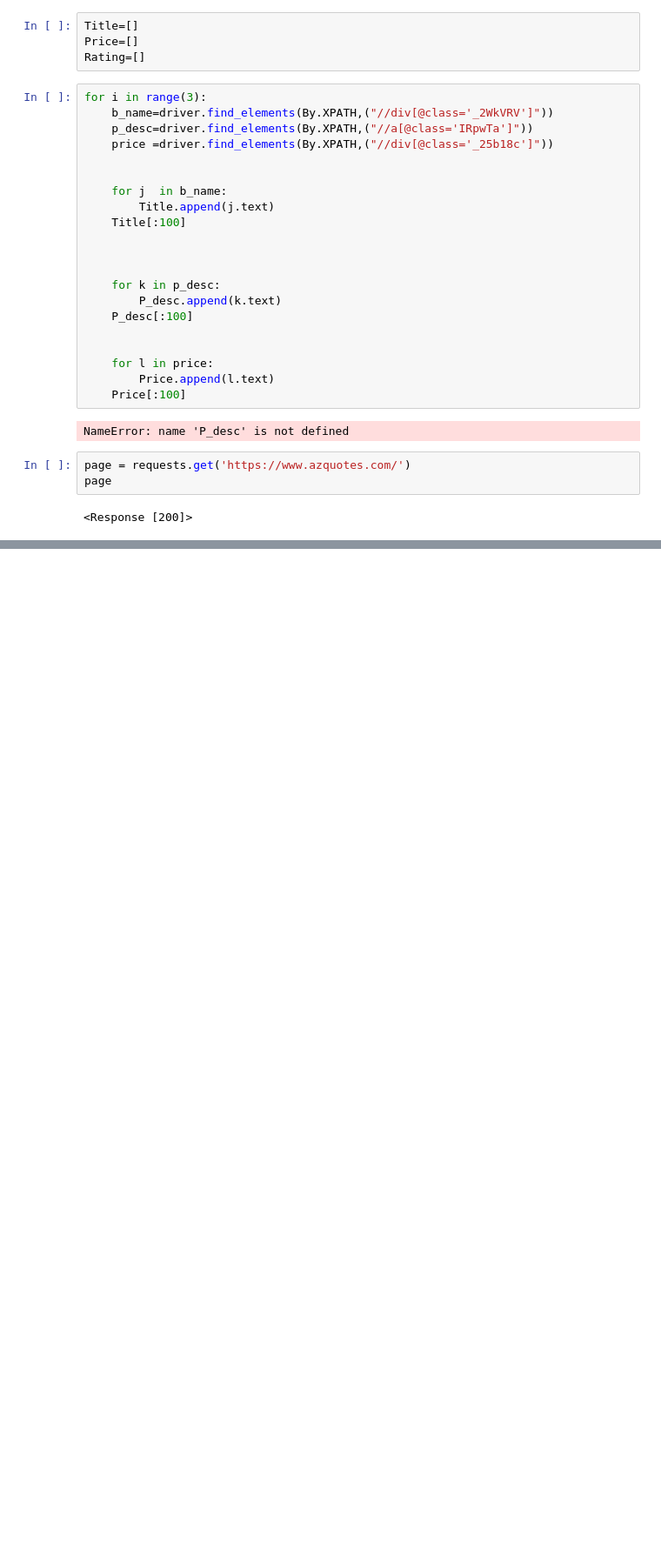
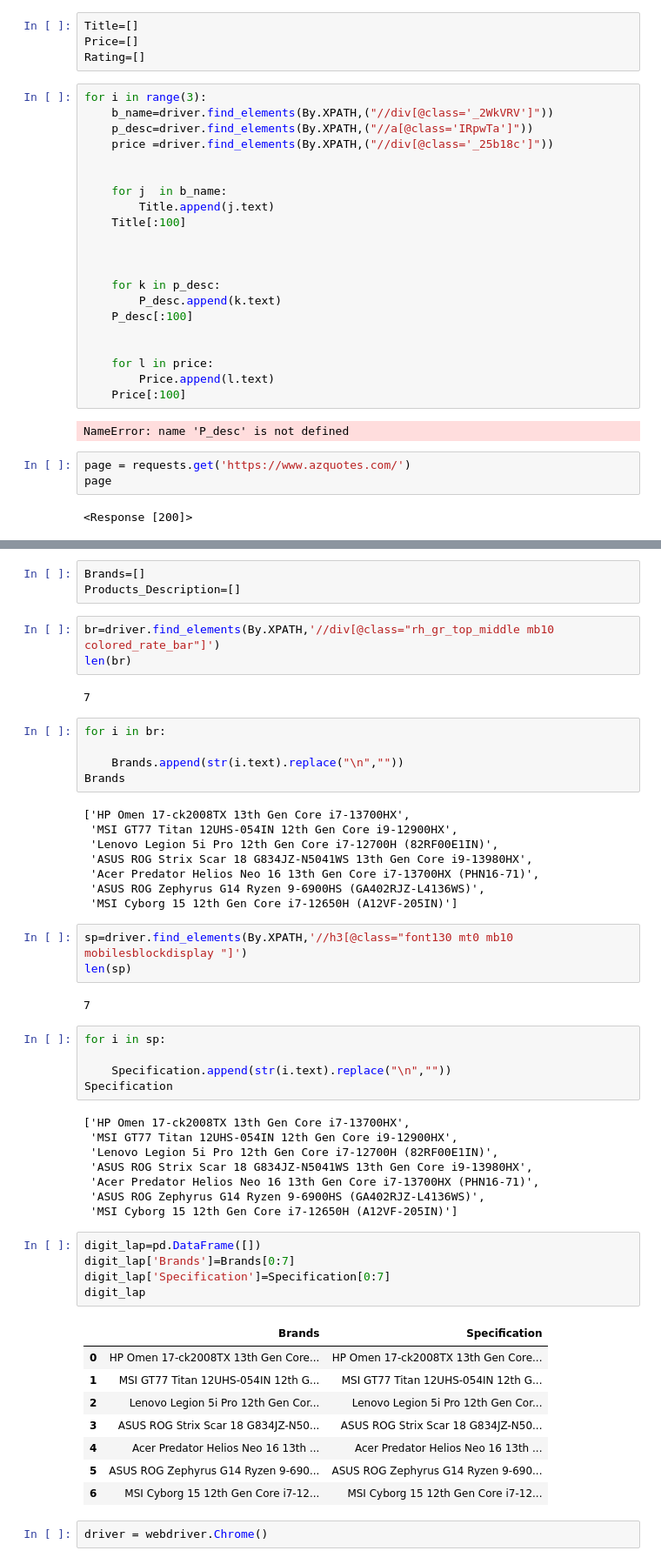
Before and after one commit to DSGfeb0223/Internship, a Jupyter notebook: Web-Scraping. .ipynb, the cells around one changed output, grey strips where cells are left out. Shown at 87% size. Drawn from its saved outputs; the diff is of its cells as text; blank space fills up the shorter version.

```diff
--- a/Web-Scraping. .ipynb
+++ b/Web-Scraping. .ipynb
@@ -296,0 +312,55 @@ page
+# %%
+Brands=[]
+Products_Description=[]
+# %%
+br=driver.find_elements(By.XPATH,'//div[@class="rh_gr_top_middle mb10 colored_rate_bar"]')
+len(br)
+# %% [output]
+7
+# %%
+for i in br:
+
+    Brands.append(str(i.text).replace("\n",""))
+Brands
+# %% [output]
+['HP Omen 17-ck2008TX 13th Gen Core i7-13700HX',
+ 'MSI GT77 Titan 12UHS-054IN 12th Gen Core i9-12900HX',
+ 'Lenovo Legion 5i Pro 12th Gen Core i7-12700H (82RF00E1IN)',
+ 'ASUS ROG Strix Scar 18 G834JZ-N5041WS 13th Gen Core i9-13980HX',
+ 'Acer Predator Helios Neo 16 13th Gen Core i7-13700HX (PHN16-71)',
+ 'ASUS ROG Zephyrus G14 Ryzen 9-6900HS (GA402RJZ-L4136WS)',
+ 'MSI Cyborg 15 12th Gen Core i7-12650H (A12VF-205IN)']
+# %%
+sp=driver.find_elements(By.XPATH,'//h3[@class="font130 mt0 mb10 mobilesblockdisplay "]')
+len(sp)
+# %% [output]
+7
+# %%
+for i in sp:
+
+    Specification.append(str(i.text).replace("\n",""))
+Specification
+# %% [output]
+['HP Omen 17-ck2008TX 13th Gen Core i7-13700HX',
+ 'MSI GT77 Titan 12UHS-054IN 12th Gen Core i9-12900HX',
+ 'Lenovo Legion 5i Pro 12th Gen Core i7-12700H (82RF00E1IN)',
+ 'ASUS ROG Strix Scar 18 G834JZ-N5041WS 13th Gen Core i9-13980HX',
+ 'Acer Predator Helios Neo 16 13th Gen Core i7-13700HX (PHN16-71)',
+ 'ASUS ROG Zephyrus G14 Ryzen 9-6900HS (GA402RJZ-L4136WS)',
+ 'MSI Cyborg 15 12th Gen Core i7-12650H (A12VF-205IN)']
+# %%
+digit_lap=pd.DataFrame([])
+digit_lap['Brands']=Brands[0:7]
+digit_lap['Specification']=Specification[0:7]
+digit_lap
+# %% [output]
+|  | Brands | Specification |
+| 0 | HP Omen 17-ck2008TX 13th Gen Core... | HP Omen 17-ck2008TX 13th Gen Core... |
+| 1 | MSI GT77 Titan 12UHS-054IN 12th G... | MSI GT77 Titan 12UHS-054IN 12th G... |
+| 2 | Lenovo Legion 5i Pro 12th Gen Cor... | Lenovo Legion 5i Pro 12th Gen Cor... |
+| 3 | ASUS ROG Strix Scar 18 G834JZ-N50... | ASUS ROG Strix Scar 18 G834JZ-N50... |
+| 4 | Acer Predator Helios Neo 16 13th ... | Acer Predator Helios Neo 16 13th ... |
+| 5 | ASUS ROG Zephyrus G14 Ryzen 9-690... | ASUS ROG Zephyrus G14 Ryzen 9-690... |
+| 6 | MSI Cyborg 15 12th Gen Core i7-12... | MSI Cyborg 15 12th Gen Core i7-12... |
+# %%
+driver = webdriver.Chrome()
```
Also changed, not shown: parts of 24 cells of this notebook.
